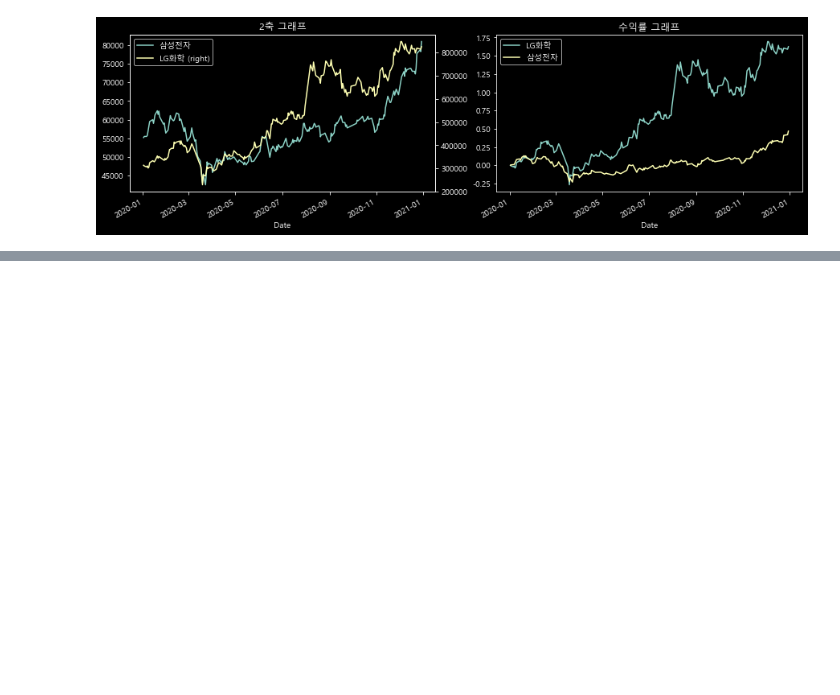
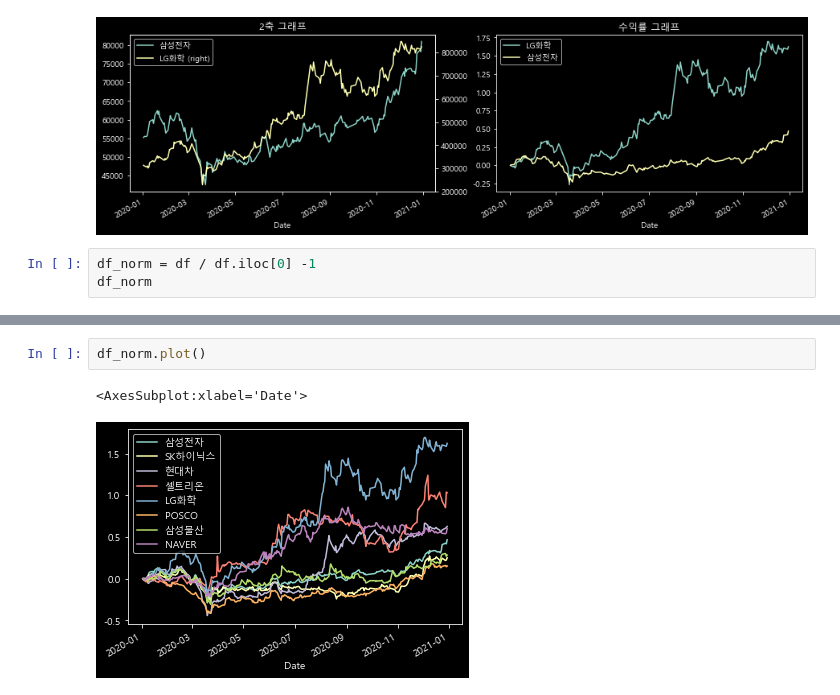
Before and after one commit to SanghunYun95/Finding_signal_and_noise, a Jupyter notebook: Multi Stocks.ipynb, the cells around one changed output, grey strips where cells are left out. Cells and saved outputs as stored; diff of their text form; blank space fills up the shorter version.

```diff
--- a/Multi Stocks.ipynb
+++ b/Multi Stocks.ipynb
@@ -182,3 +182,6 @@ df_plot.plot(ax=axis[1], title='수익률 그래프')
 # %% [output]
 <AxesSubplot:title={'center':'수익률 그래프'}, xlabel='Date'>
 [figure]
+# %%
+df_norm = df / df.iloc[0] -1
+df_norm
@@ -184,0 +203,5 @@ df_plot.plot(ax=axis[1], title='수익률 그래프')
+# %%
+df_norm.plot()
+# %% [output]
+<AxesSubplot:xlabel='Date'>
+[figure, added]
```
Also changed, not shown: parts of 4 cells of this notebook.
